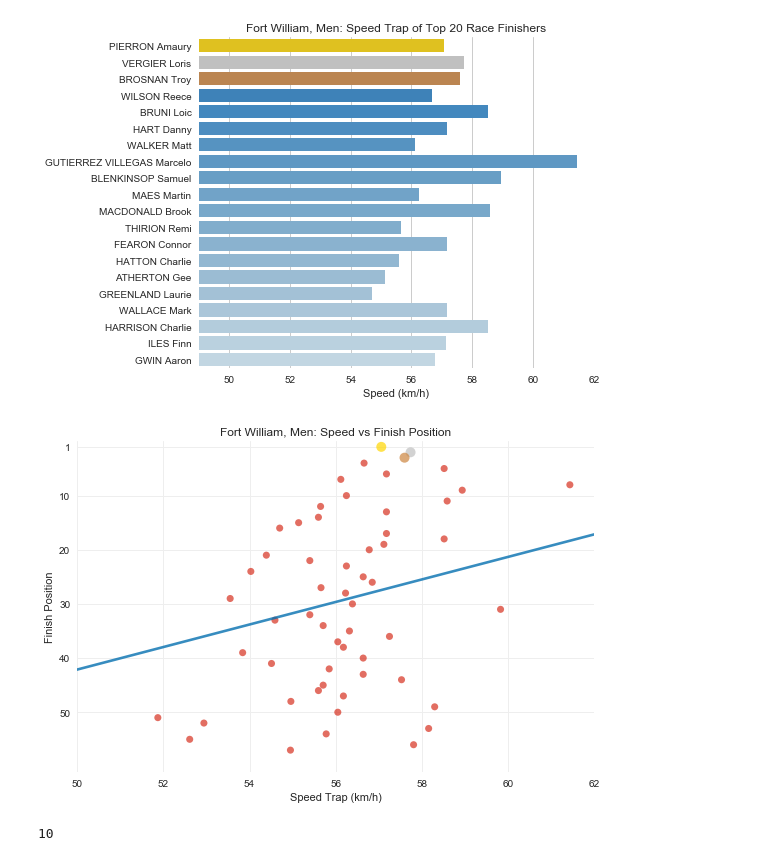
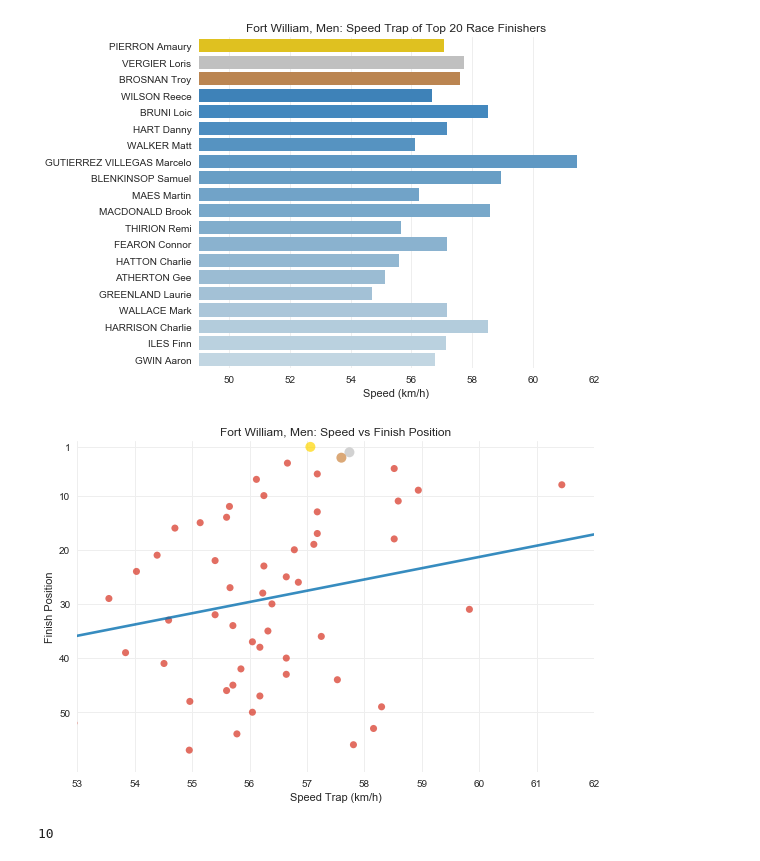
Before and after one commit to domwrap/mtbgeekstats, a Jupyter notebook: 2018/dh_race_analysis.ipynb, the cells around one changed output. Cells and saved outputs as stored; diff of their text form; code cells hidden in the pictures.

```diff
--- a/2018/dh_race_analysis.ipynb
+++ b/2018/dh_race_analysis.ipynb
@@ -103,12 +104,15 @@ display( df.head() )
 ## Functions
 
 Function that converts a time in seconds in to a timedelta, used later on
+# %%
+def cRound( flt ):
+    return float( Decimal( flt ).quantize( Decimal('.001' ), rounding=ROUND_HALF_UP ) )
 # %%
 def convertToDelta( timestring ):
     timestring = str(timestring)
 
     if ":" not in timestring:
-        timestring = str(Decimal( timestring ).quantize( Decimal('.001' ), rounding=ROUND_HALF_UP ))
+        timestring = str( cRound( timestring ) )
         timestring = "0:" + timestring
 
     timestring = "0:" + timestring
@@ -434,36 +441,36 @@ color = "#d7301f"
 colors = [color]*(len(df2[col]))
 colors[int(df2.loc[df2['rank'] == 1].index.values)] = "gold"
 colors[int(df2.loc[df2['rank'] == 2].index.values)] = "silver"
 colors[int(df2.loc[df2['rank'] == 3].index.values)] = "peru"
 sizes = [50]*(len(df2[col]))
 sizes[int(df2.loc[df2['rank'] == 1].index.values)] = 100
 sizes[int(df2.loc[df2['rank'] == 2].index.values)] = 100
 sizes[int(df2.loc[df2['rank'] == 3].index.values)] = 100
 
 plot = sns.regplot( df2['speed'], df2['rank'], ci=None, line_kws={'color': '#0570b0', "alpha": 0.8}, scatter_kws={"s": sizes, "alpha": 0.7, "color": colors})
 plot.invert_yaxis()
 plot.set_frame_on(False)
 plot.set( title=chart_title_prefix + ': Speed vs Finish Position', xlabel='Speed Trap (km/h)', ylabel='Finish Position' )
 tick = [1]+list(range( 10, dlen, 10 ))
 plt.yticks( tick, tick )
 plt.grid( True, which='major', axis='y', color='#EEEEEE' )
 plt.grid( True, which='major', axis='x', color='#EEEEEE' )
 
-minX = math.floor( df2.speed[:dlen].min()-1 )
-maxX = math.ceil( df2.speed[:dlen-].max() )
+minX = math.floor( df2.speed[:topX].min()-1 )
+maxX = math.ceil( df2.speed[:topX].max() )
 plt.ylim( dlen+1, 0 )
 if 1 == race:
     plt.xlim( 40, 50 )
 elif 2 == race:
     plt.xlim( 45, 65 )
 plt.xlim( minX, maxX )
 
 plt.tight_layout()
 
 if image_gen:
     plt.savefig( file_prefix + '_speed_vs_finish.png', dpi=dpi )
 # %% [output]
-[figure, old version]
+[figure, new version]
 # %%
 col = 'speed'
 df2 = df.sort_values(col, ascending=False)
```
Also changed, not shown: parts of 14 cells of this notebook, 3 other files.
